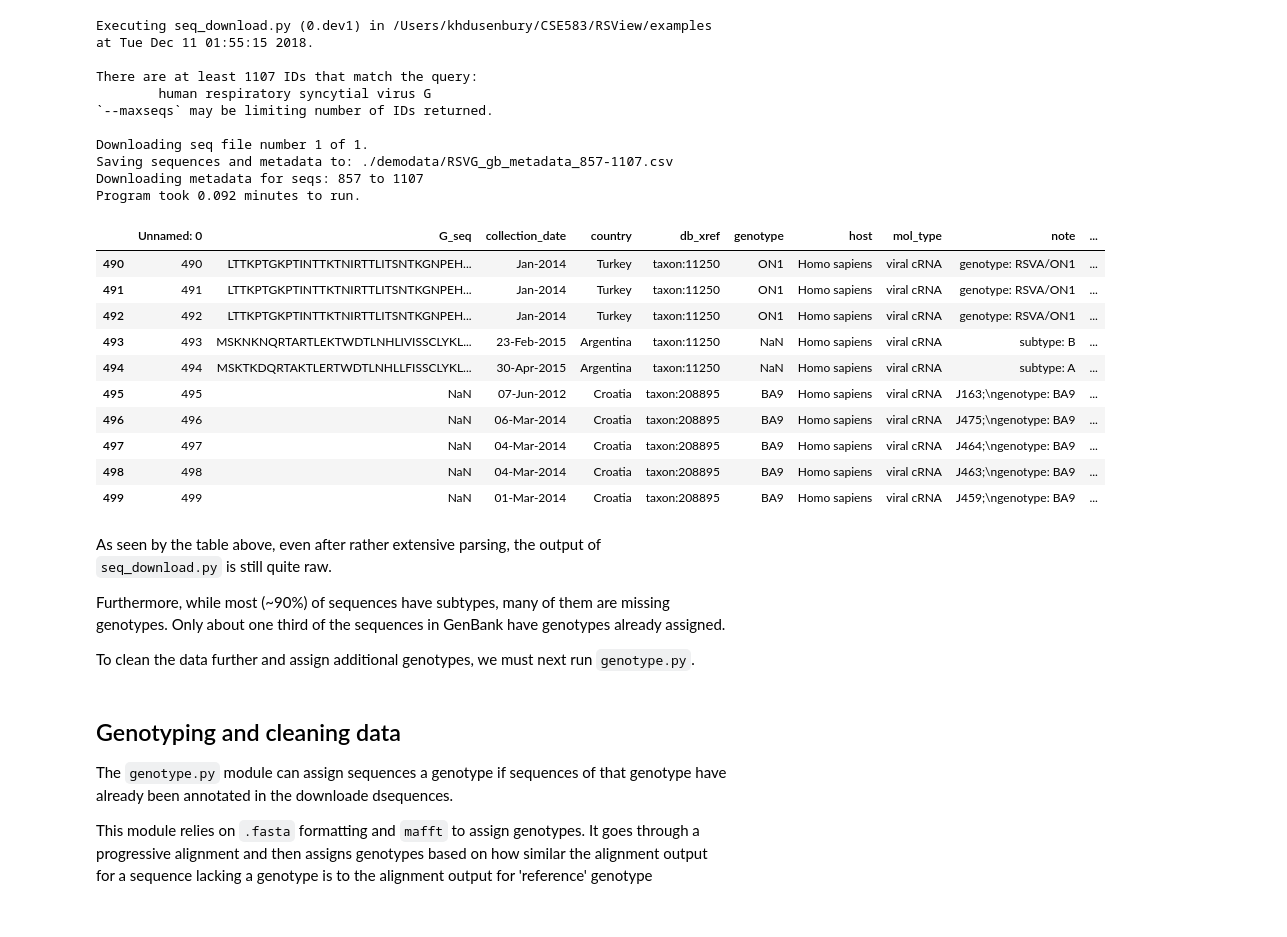
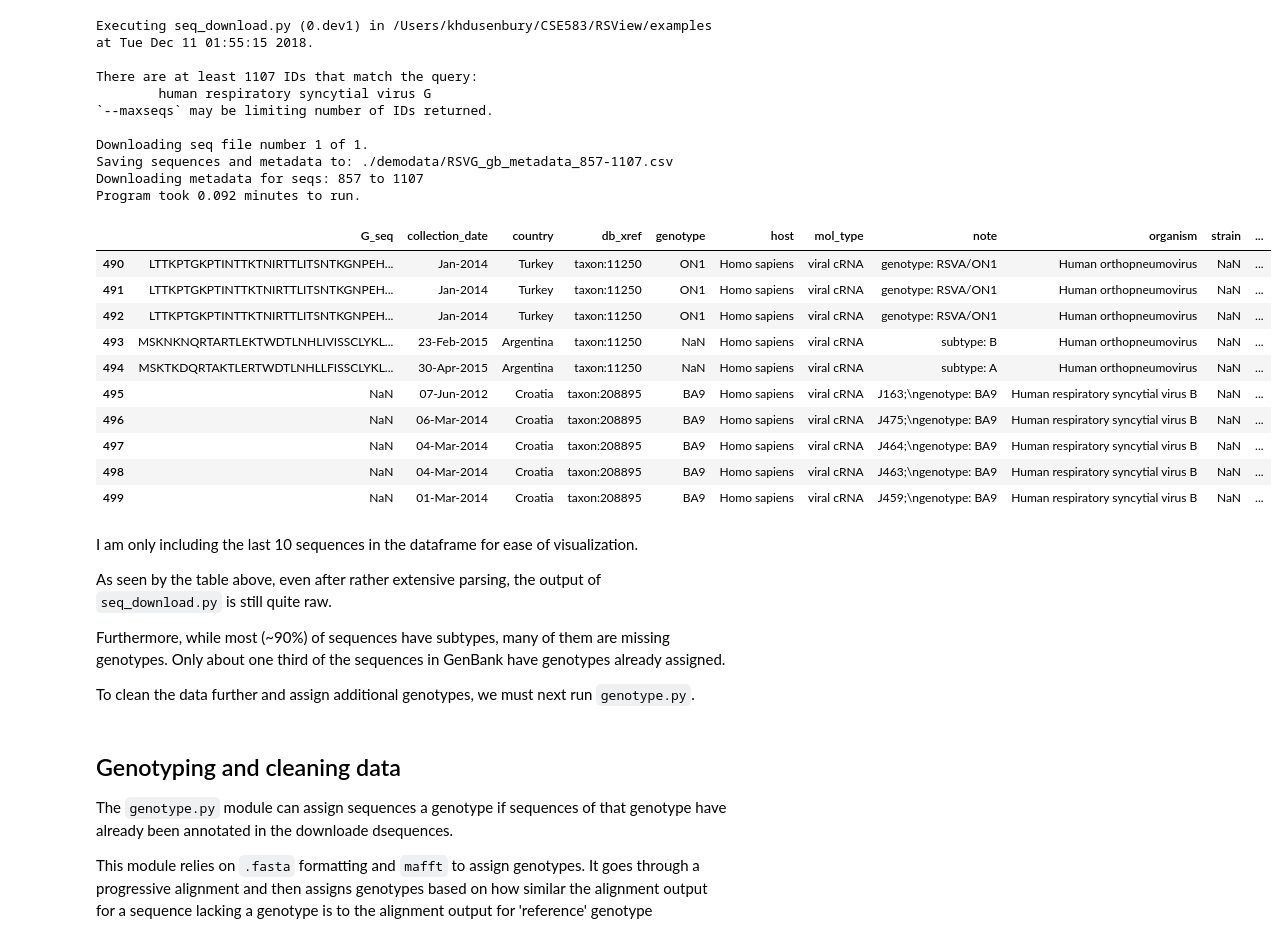
Before and after one commit to khdcrawford/RSView, a Jupyter notebook: examples/rsview_demo.ipynb, the cells around one changed output. Drawn from its saved outputs; the diff is of its cells as text; code cells hidden in the pictures.

```diff
--- a/examples/rsview_demo.ipynb
+++ b/examples/rsview_demo.ipynb
@@ -68,22 +68,24 @@ Program took 0.092 minutes to run.
 # %%
 import pandas as pd
 
-demodownload = pd.read_csv('demodata/RSVG_gb_metadata_2201-2701.csv')
+demodownload = pd.read_csv('demodata/RSVG_gb_metadata_2201-2701.csv', index_col=0)
 
 demodownload[490:]
 # %% [output]
-|  | Unnamed: 0 | G_seq | collection_date | country | db_xref | genotype | host | mol_type | note | ... |
-| 490 | 490 | LTTKPTGKPTINTTKTNIRTTLITSNTKGNPEH... | Jan-2014 | Turkey | taxon:11250 | ON1 | Homo sapiens | viral cRNA | genotype: RSVA/ON1 | ... |
-| 491 | 491 | LTTKPTGKPTINTTKTNIRTTLITSNTKGNPEH... | Jan-2014 | Turkey | taxon:11250 | ON1 | Homo sapiens | viral cRNA | genotype: RSVA/ON1 | ... |
-| 492 | 492 | LTTKPTGKPTINTTKTNIRTTLITSNTKGNPEH... | Jan-2014 | Turkey | taxon:11250 | ON1 | Homo sapiens | viral cRNA | genotype: RSVA/ON1 | ... |
-| 493 | 493 | MSKNKNQRTARTLEKTWDTLNHLIVISSCLYKL... | 23-Feb-2015 | Argentina | taxon:11250 | NaN | Homo sapiens | viral cRNA | subtype: B | ... |
-| 494 | 494 | MSKTKDQRTAKTLERTWDTLNHLLFISSCLYKL... | 30-Apr-2015 | Argentina | taxon:11250 | NaN | Homo sapiens | viral cRNA | subtype: A | ... |
-| 495 | 495 | NaN | 07-Jun-2012 | Croatia | taxon:208895 | BA9 | Homo sapiens | viral cRNA | J163;\ngenotype: BA9 | ... |
-| 496 | 496 | NaN | 06-Mar-2014 | Croatia | taxon:208895 | BA9 | Homo sapiens | viral cRNA | J475;\ngenotype: BA9 | ... |
-| 497 | 497 | NaN | 04-Mar-2014 | Croatia | taxon:208895 | BA9 | Homo sapiens | viral cRNA | J464;\ngenotype: BA9 | ... |
-| 498 | 498 | NaN | 04-Mar-2014 | Croatia | taxon:208895 | BA9 | Homo sapiens | viral cRNA | J463;\ngenotype: BA9 | ... |
-| 499 | 499 | NaN | 01-Mar-2014 | Croatia | taxon:208895 | BA9 | Homo sapiens | viral cRNA | J459;\ngenotype: BA9 | ... |
+|  | G_seq | collection_date | country | db_xref | genotype | host | mol_type | note | organism | strain | ... |
+| 490 | LTTKPTGKPTINTTKTNIRTTLITSNTKGNPEH... | Jan-2014 | Turkey | taxon:11250 | ON1 | Homo sapiens | viral cRNA | genotype: RSVA/ON1 | Human orthopneumovirus | NaN | ... |
+| 491 | LTTKPTGKPTINTTKTNIRTTLITSNTKGNPEH... | Jan-2014 | Turkey | taxon:11250 | ON1 | Homo sapiens | viral cRNA | genotype: RSVA/ON1 | Human orthopneumovirus | NaN | ... |
+| 492 | LTTKPTGKPTINTTKTNIRTTLITSNTKGNPEH... | Jan-2014 | Turkey | taxon:11250 | ON1 | Homo sapiens | viral cRNA | genotype: RSVA/ON1 | Human orthopneumovirus | NaN | ... |
+| 493 | MSKNKNQRTARTLEKTWDTLNHLIVISSCLYKL... | 23-Feb-2015 | Argentina | taxon:11250 | NaN | Homo sapiens | viral cRNA | subtype: B | Human orthopneumovirus | NaN | ... |
+| 494 | MSKTKDQRTAKTLERTWDTLNHLLFISSCLYKL... | 30-Apr-2015 | Argentina | taxon:11250 | NaN | Homo sapiens | viral cRNA | subtype: A | Human orthopneumovirus | NaN | ... |
+| 495 | NaN | 07-Jun-2012 | Croatia | taxon:208895 | BA9 | Homo sapiens | viral cRNA | J163;\ngenotype: BA9 | Human respiratory syncytial virus B | NaN | ... |
+| 496 | NaN | 06-Mar-2014 | Croatia | taxon:208895 | BA9 | Homo sapiens | viral cRNA | J475;\ngenotype: BA9 | Human respiratory syncytial virus B | NaN | ... |
+| 497 | NaN | 04-Mar-2014 | Croatia | taxon:208895 | BA9 | Homo sapiens | viral cRNA | J464;\ngenotype: BA9 | Human respiratory syncytial virus B | NaN | ... |
+| 498 | NaN | 04-Mar-2014 | Croatia | taxon:208895 | BA9 | Homo sapiens | viral cRNA | J463;\ngenotype: BA9 | Human respiratory syncytial virus B | NaN | ... |
+| 499 | NaN | 01-Mar-2014 | Croatia | taxon:208895 | BA9 | Homo sapiens | viral cRNA | J459;\ngenotype: BA9 | Human respiratory syncytial virus B | NaN | ... |
 # %% [markdown]
+I am only including the last 10 sequences in the dataframe for ease of visualization.
+
 As seen by the table above, even after rather extensive parsing, the output of `seq_download.py` is still quite raw.
 
 Furthermore, while most (~90%) of sequences have subtypes, many of them are missing genotypes. Only about one third of the sequences in GenBank have genotypes already assigned.
```
Also changed, not shown: 1 other file.
